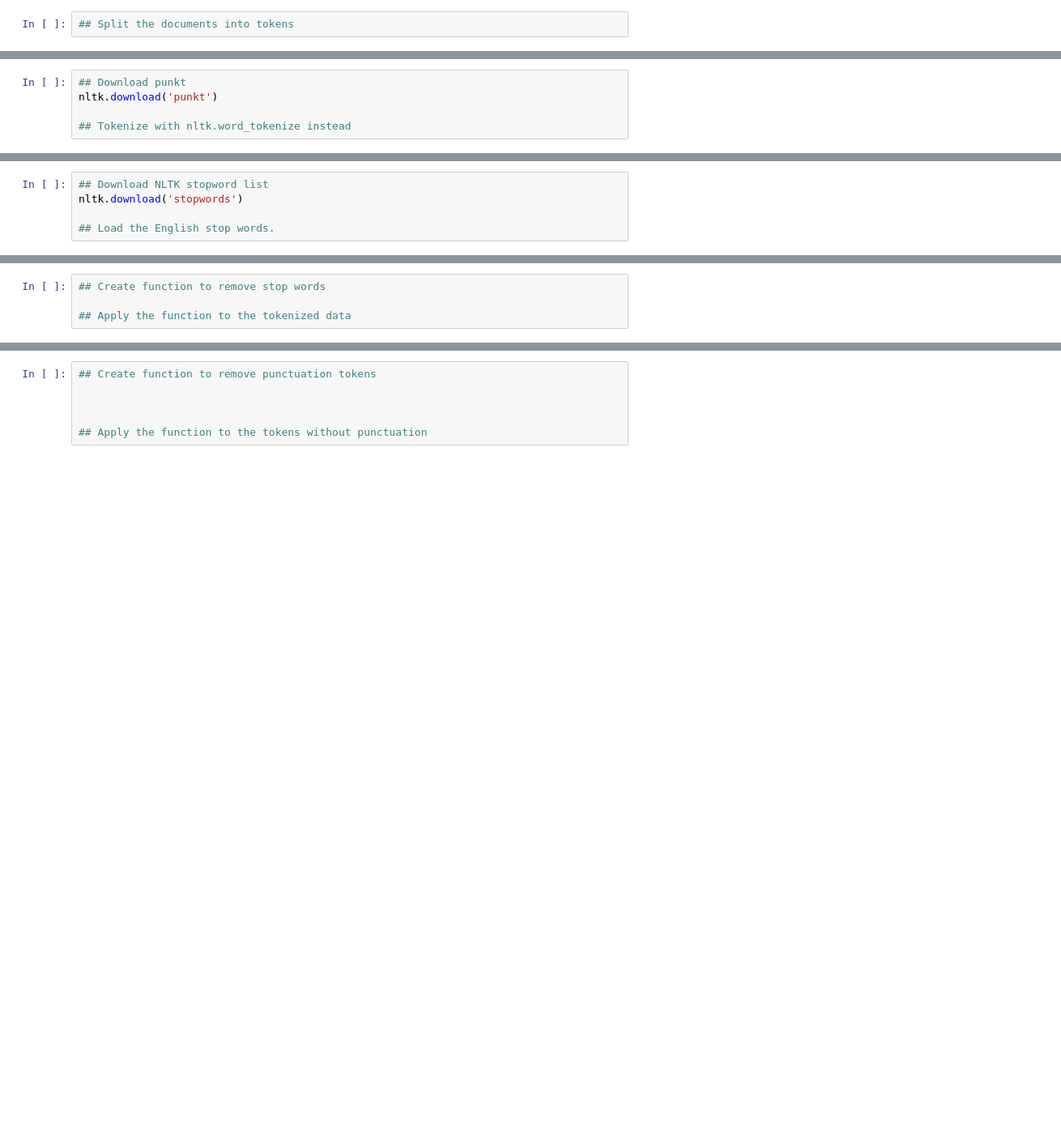
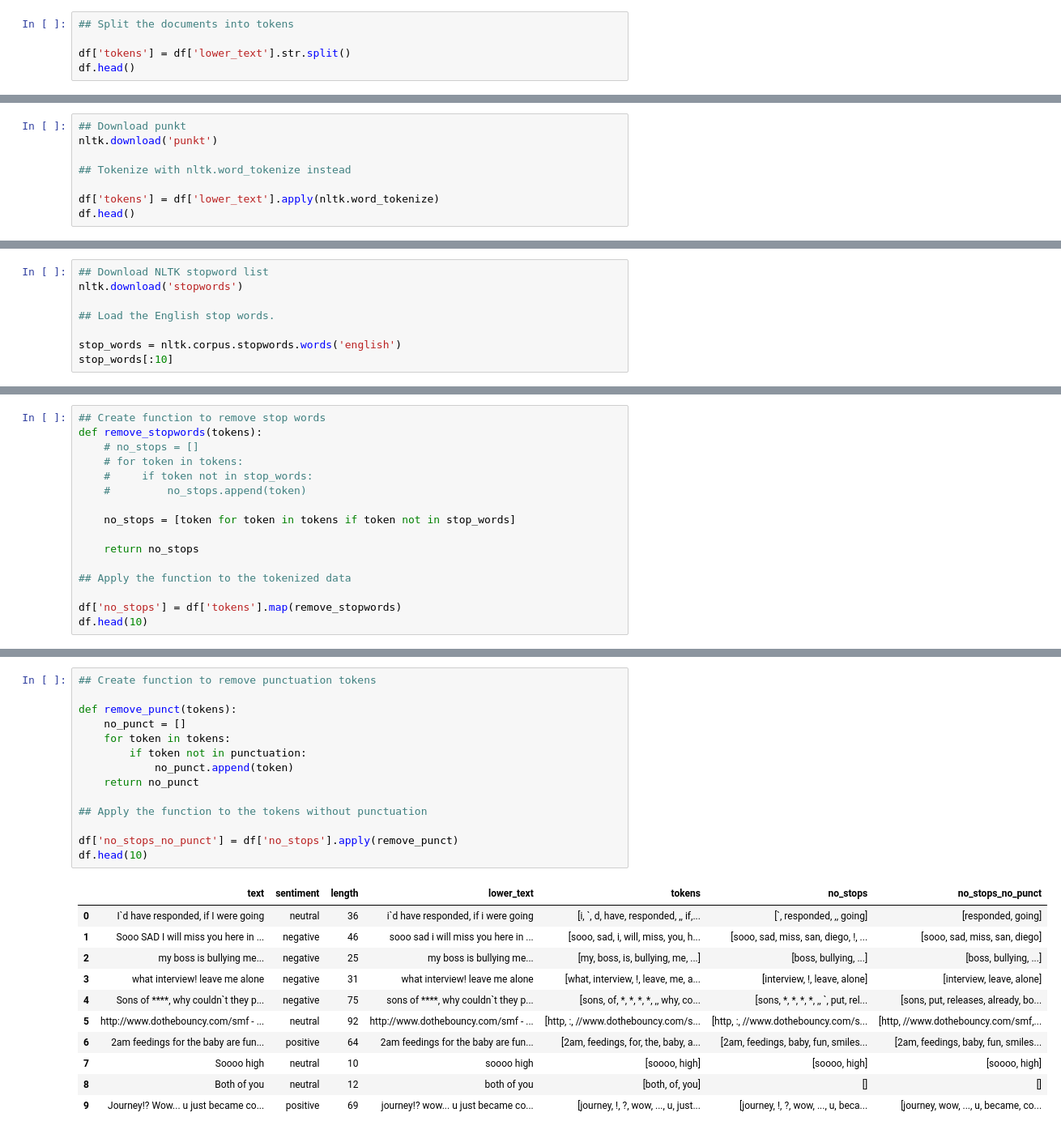
Before and after one commit to purvikansara/adv-ml-wk01-nlp-codealongs, a Jupyter notebook: Lecture 1/IN-CLASS-W01L01-working-with-text-data-v2.ipynb, the cells around one changed output, grey strips where cells are left out. Shown at 81% size. Drawn from its saved outputs; the diff is of its cells as text; blank space fills up the shorter version.

```diff
--- a/Lecture 1/IN-CLASS-W01L01-working-with-text-data-v2.ipynb
+++ b/Lecture 1/IN-CLASS-W01L01-working-with-text-data-v2.ipynb
@@ -85,3 +165,6 @@ We can access Pandas' string accessor with `df.str.<method>`.  This allows us to
 When processing text, if memory allows, it can be useful to keep many versions of your text: tokenize, lemmatized, no stop words, etc.  Some analysis or modeling packages expect tokenized data and others do not.  We often want to use different versions for different kinds of analysis, too.
 # %%
 ## Split the documents into tokens
+
+df['tokens'] = df['lower_text'].str.split()
+df.head()
@@ -96,3 +186,6 @@ In order for NLTK to recognize the punctuation, we will need to download the 'pu
 nltk.download('punkt')
 
 ## Tokenize with nltk.word_tokenize instead
+
+df['tokens'] = df['lower_text'].apply(nltk.word_tokenize)
+df.head()
@@ -103,3 +206,6 @@ nltk.download('punkt')
 nltk.download('stopwords')
 
 ## Load the English stop words.
+
+stop_words = nltk.corpus.stopwords.words('english')
+stop_words[:10]
@@ -109,5 +220,17 @@ nltk.download('stopwords')
 To remove the stop words from each document, we will apply a function that will check each word in the list of tokens against the list of stopwords and remove them if they are in the list.  More specifically, it will only save them if they are NOT in the list.
 # %%
 ## Create function to remove stop words
+def remove_stopwords(tokens):
+    # no_stops = []
+    # for token in tokens:
+    #     if token not in stop_words:
+    #         no_stops.append(token)
+
+    no_stops = [token for token in tokens if token not in stop_words]
+
+    return no_stops
 
 ## Apply the function to the tokenized data
+
+df['no_stops'] = df['tokens'].map(remove_stopwords)
+df.head(10)
@@ -120,9 +259,29 @@ We can remove punctuation in a similar that we removed stop words.  However, we
 # %%
 ## Create function to remove punctuation tokens
 
-
+def remove_punct(tokens):
+    no_punct = []
+    for token in tokens:
+        if token not in punctuation:
+            no_punct.append(token)
+    return no_punct
 
 ## Apply the function to the tokens without punctuation
+
+df['no_stops_no_punct'] = df['no_stops'].apply(remove_punct)
+df.head(10)
+# %% [output]
+|  | text | sentiment | length | lower_text | tokens | no_stops | no_stops_no_punct |
+| 0 | I`d have responded, if I were going | neutral | 36 | i`d have responded, if i were going | [i, `, d, have, responded, ,, if,... | [`, responded, ,, going] | [responded, going] |
+| 1 | Sooo SAD I will miss you here in ... | negative | 46 | sooo sad i will miss you here in ... | [sooo, sad, i, will, miss, you, h... | [sooo, sad, miss, san, diego, !, ... | [sooo, sad, miss, san, diego] |
+| 2 | my boss is bullying me... | negative | 25 | my boss is bullying me... | [my, boss, is, bullying, me, ...] | [boss, bullying, ...] | [boss, bullying, ...] |
+| 3 | what interview! leave me alone | negative | 31 | what interview! leave me alone | [what, interview, !, leave, me, a... | [interview, !, leave, alone] | [interview, leave, alone] |
+| 4 | Sons of ****, why couldn`t they p... | negative | 75 | sons of ****, why couldn`t they p... | [sons, of, *, *, *, *, ,, why, co... | [sons, *, *, *, *, ,, `, put, rel... | [sons, put, releases, already, bo... |
+| 5 | http://www.dothebouncy.com/smf - ... | neutral | 92 | http://www.dothebouncy.com/smf - ... | [http, :, //www.dothebouncy.com/s... | [http, :, //www.dothebouncy.com/s... | [http, //www.dothebouncy.com/smf,... |
+| 6 | 2am feedings for the baby are fun... | positive | 64 | 2am feedings for the baby are fun... | [2am, feedings, for, the, baby, a... | [2am, feedings, baby, fun, smiles... | [2am, feedings, baby, fun, smiles... |
+| 7 | Soooo high | neutral | 10 | soooo high | [soooo, high] | [soooo, high] | [soooo, high] |
+| 8 | Both of you | neutral | 12 | both of you | [both, of, you] | [] | [] |
+| 9 | Journey!? Wow... u just became co... | positive | 69 | journey!? wow... u just became co... | [journey, !, ?, wow, ..., u, just... | [journey, !, ?, wow, ..., u, beca... | [journey, wow, ..., u, became, co... |
 # %% [markdown]
 ## Remove URLs
 # %%
```
Also changed, not shown: parts of 34 cells of this notebook, 2 other files.
